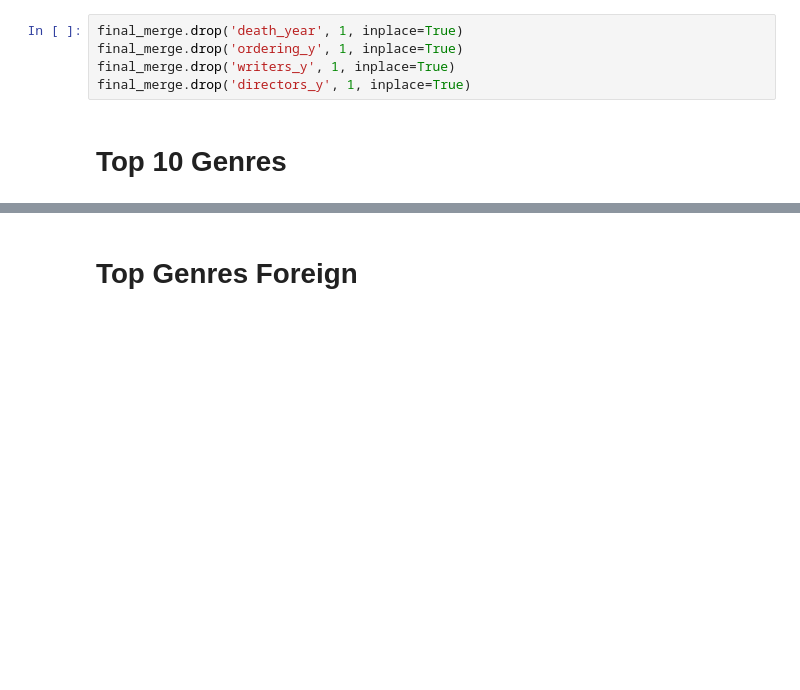
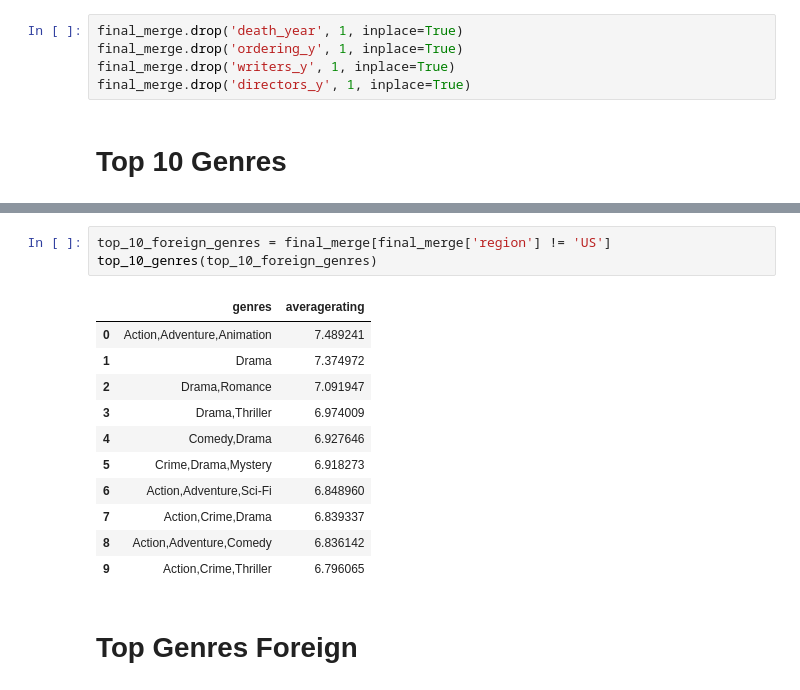
Before and after one commit to kyledufrane/Microsoft_Movie_Analysis, a Jupyter notebook: working_notebooks/updated_imdb.ipynb, the cells around one changed output, grey strips where cells are left out. Cells and saved outputs as stored; diff of their text form; blank space fills up the shorter version.

```diff
--- a/working_notebooks/updated_imdb.ipynb
+++ b/working_notebooks/updated_imdb.ipynb
@@ -613,2 +585,17 @@ top_10_genres_us
+# %%
+top_10_foreign_genres = final_merge[final_merge['region'] != 'US']
+top_10_genres(top_10_foreign_genres)
+# %% [output]
+|  | genres | averagerating |
+| 0 | Action,Adventure,Animation | 7.489241 |
+| 1 | Drama | 7.374972 |
+| 2 | Drama,Romance | 7.091947 |
+| 3 | Drama,Thriller | 6.974009 |
+| 4 | Comedy,Drama | 6.927646 |
+| 5 | Crime,Drama,Mystery | 6.918273 |
+| 6 | Action,Adventure,Sci-Fi | 6.848960 |
+| 7 | Action,Crime,Drama | 6.839337 |
+| 8 | Action,Adventure,Comedy | 6.836142 |
+| 9 | Action,Crime,Thriller | 6.796065 |
 # %% [markdown]
 # Top Genres Foreign
```
Also changed, not shown: parts of 43 cells of this notebook.
